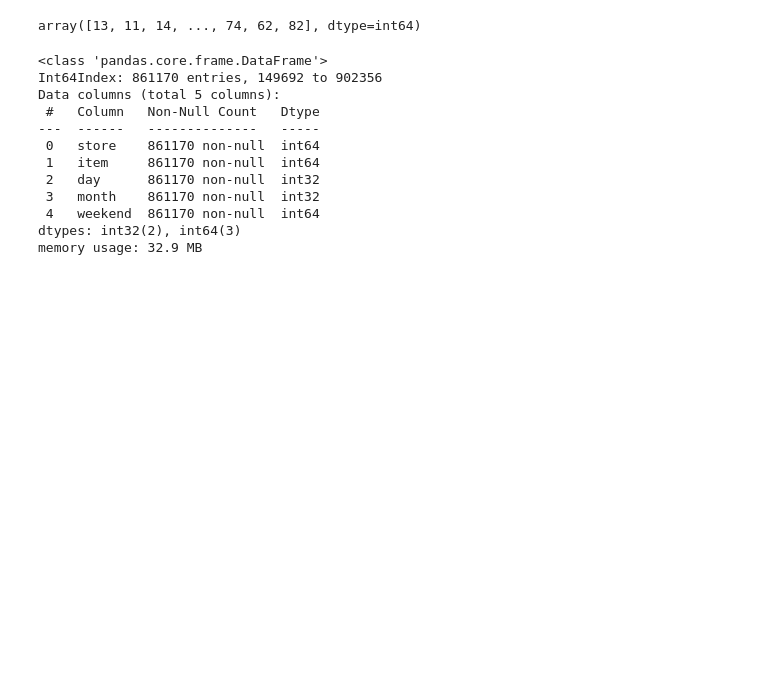
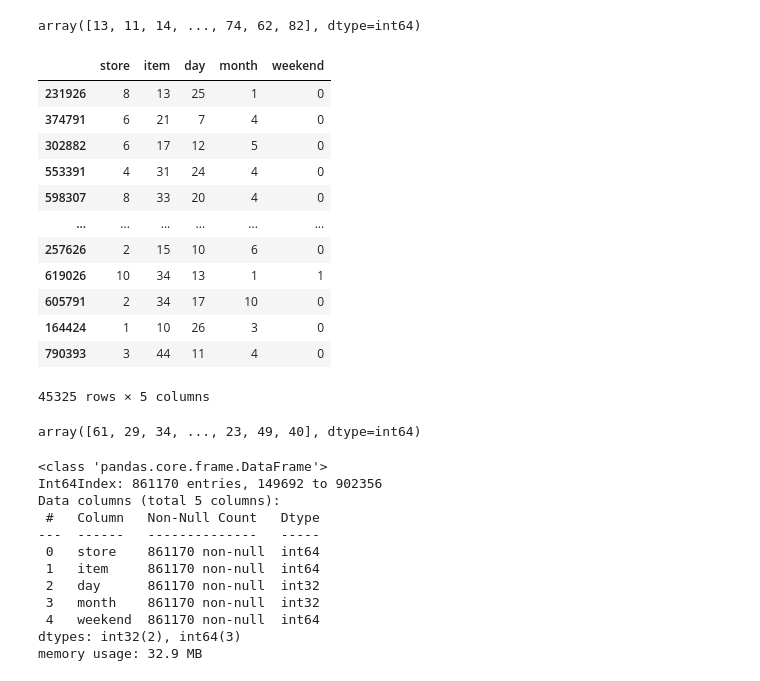
Before and after one commit to sarthakbaraliya/wasteless, a Jupyter notebook: flaskinventory/forecast-Copy1.ipynb, the cells around one changed output. Saved outputs shown, nothing was run; the diff lists cells and outputs as text; code cells hidden in the pictures; blank space fills up the shorter version.

```diff
--- a/forecast-Copy1.ipynb
+++ b/flaskinventory/forecast-Copy1.ipynb
@@ -132,6 +132,26 @@ array([13, 11, 14, ..., 74, 62, 82], dtype=int64)
 # %%
 from sklearn.model_selection import train_test_split
 x_train,x_test,y_train,y_test = train_test_split(X,Y, test_size=0.05 , random_state=22)
+# %%
+x_test
+# %% [output]
+|  | store | item | day | month | weekend |
+| 231926 | 8 | 13 | 25 | 1 | 0 |
+| 374791 | 6 | 21 | 7 | 4 | 0 |
+| 302882 | 6 | 17 | 12 | 5 | 0 |
+| 553391 | 4 | 31 | 24 | 4 | 0 |
+| 598307 | 8 | 33 | 20 | 4 | 0 |
+| ... | ... | ... | ... | ... | ... |
+| 257626 | 2 | 15 | 10 | 6 | 0 |
+| 619026 | 10 | 34 | 13 | 1 | 1 |
+| 605791 | 2 | 34 | 17 | 10 | 0 |
+| 164424 | 1 | 10 | 26 | 3 | 0 |
+| 790393 | 3 | 44 | 11 | 4 | 0 |
+45325 rows × 5 columns
+# %%
+y_test
+# %% [output]
+array([61, 29, 34, ..., 23, 49, 40], dtype=int64)
 # %%
 x_train.info()
 # %% [output]
```
Also changed, not shown: parts of 2 cells of this notebook, 18 other files.
